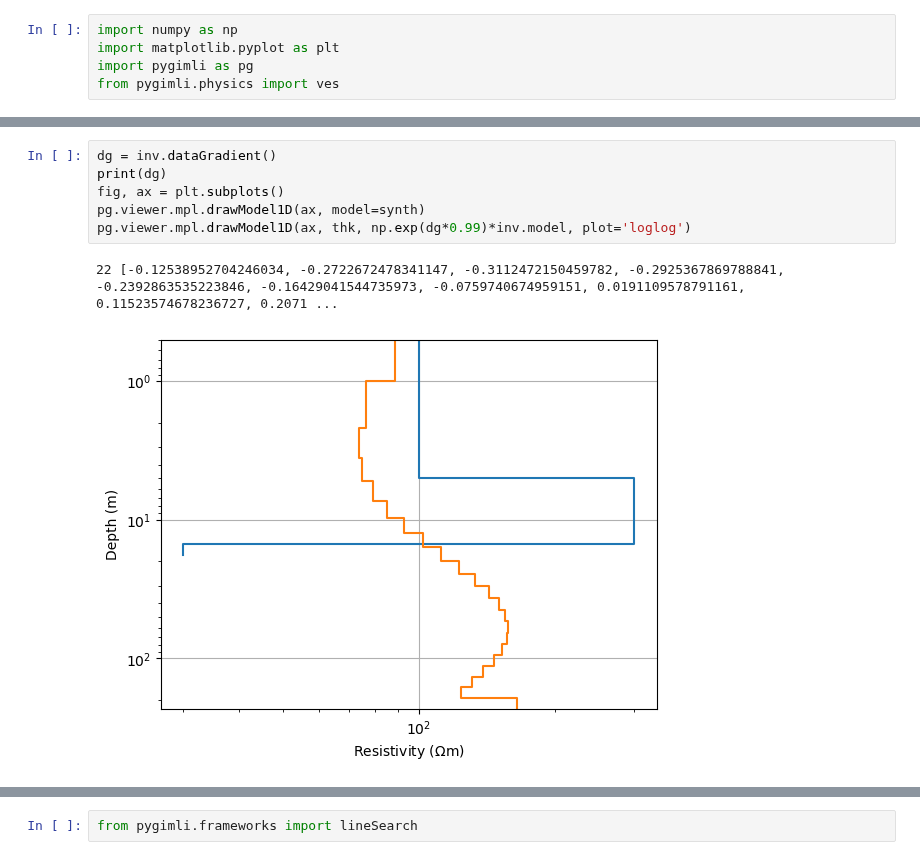
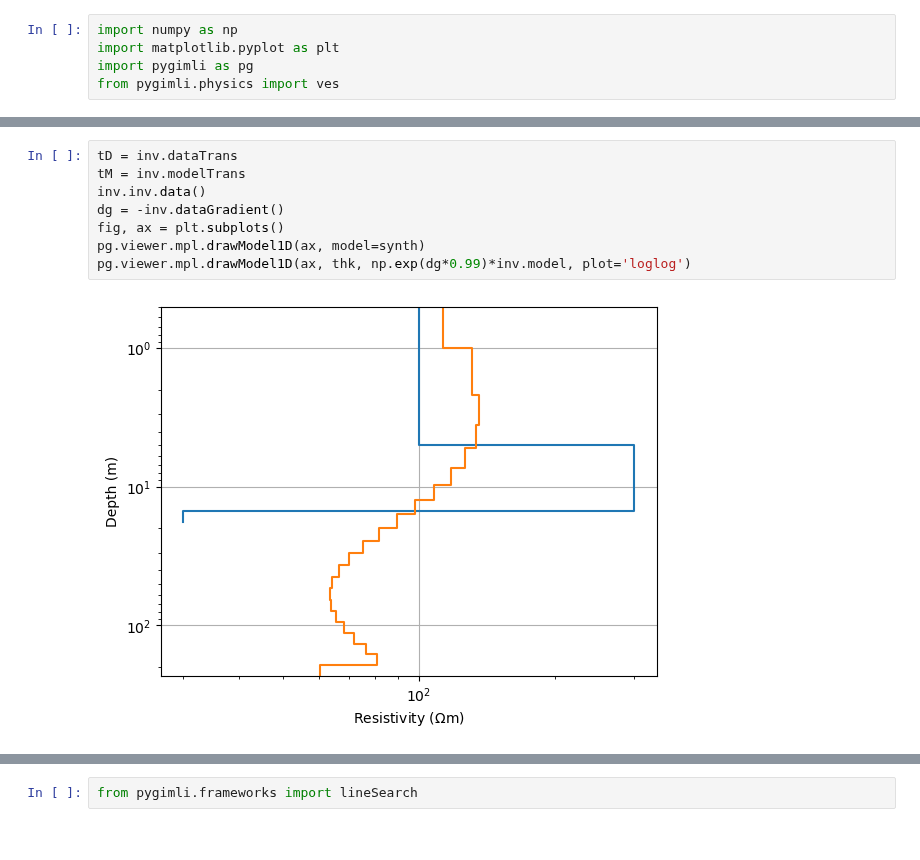
Before and after one commit to gimli-org/notebooks, a Jupyter notebook: inversion/gradientVES.ipynb, the cells around one changed output, grey strips where cells are left out. Cells and saved outputs as stored; diff of their text form.

```diff
--- a/inversion/gradientVES.ipynb
+++ b/inversion/gradientVES.ipynb
@@ -45,9 +28,10 @@ inv.inv.data()
 # %%
-dg = inv.dataGradient()
-print(dg)
+tD = inv.dataTrans
+tM = inv.modelTrans
+inv.inv.data()
+dg = -inv.dataGradient()
 fig, ax = plt.subplots()
 pg.viewer.mpl.drawModel1D(ax, model=synth)
 pg.viewer.mpl.drawModel1D(ax, thk, np.exp(dg*0.99)*inv.model, plot='loglog')
 # %% [output]
-22 [-0.12538952704246034, -0.2722672478341147, -0.3112472150459782, -0.2925367869788841, -0.2392863535223846, -0.16429041544735973, -0.0759740674959151, 0.0191109578791161, 0.11523574678236727, 0.2071 ...
-[figure, old version]
+[figure, new version]
```
Also changed, not shown: parts of 12 cells of this notebook, 1 other file.
